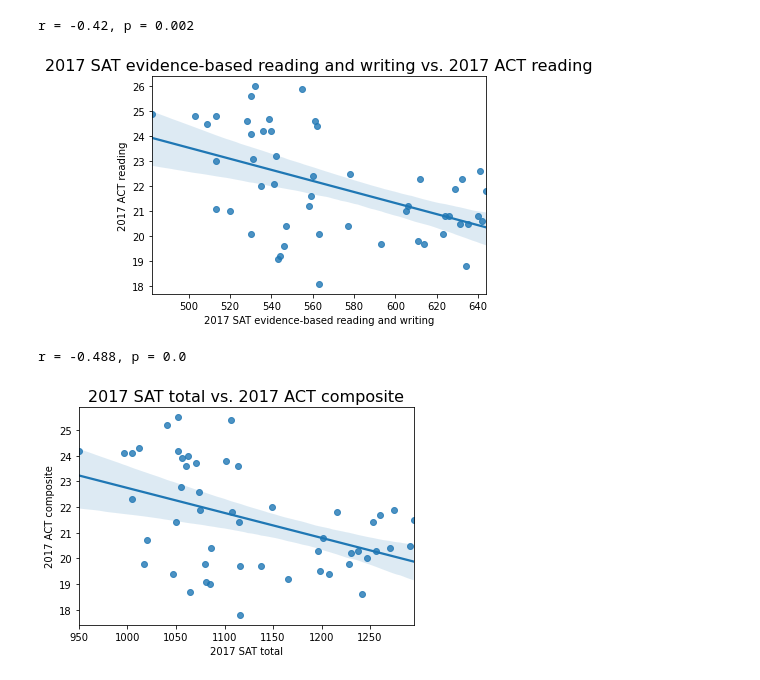
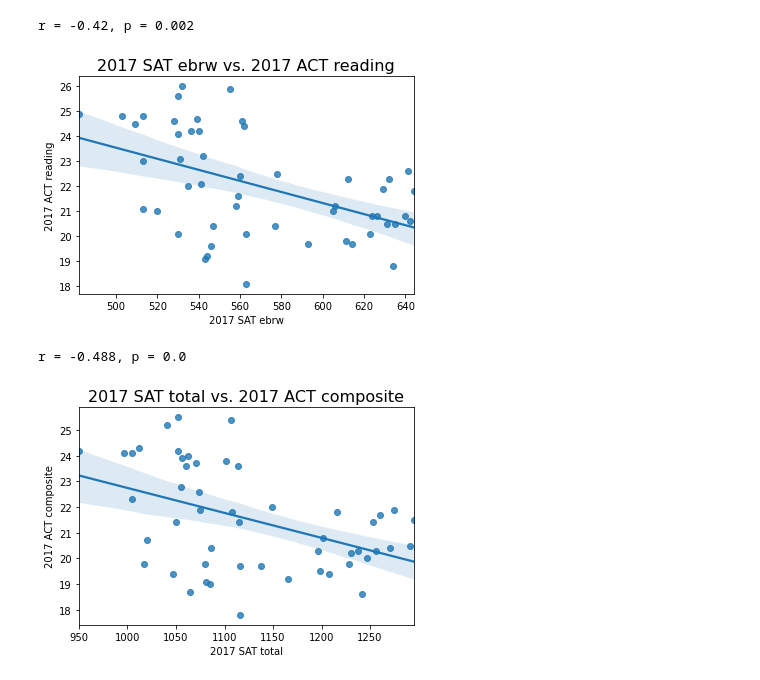
Before and after one commit to MokTeckChing/DSI18-Projects, a Jupyter notebook: project_1_v2/code/project_1_SAT_ACT_analysis.ipynb, the cells around one changed output. Saved outputs shown, nothing was run; the diff lists cells and outputs as text; code cells hidden in the pictures.

```diff
--- a/project_1_v2/code/project_1_SAT_ACT_analysis.ipynb
+++ b/project_1_v2/code/project_1_SAT_ACT_analysis.ipynb
@@ -446,0 +531,10 @@ act_2018 = pd.read_csv('../data/act_2018_updated.csv')
+# %%
+# Renaming act_2018 columns to match all other datasets
+
+act_2018.rename(columns = (lambda i:i[8:(len(i)-6)]), inplace = True)
+act_2018.rename(columns = {act_2018.columns[1]:"Participation"},inplace = True)
+act_2018.rename(columns = {act_2018.columns[0]:"State"},inplace = True)
+
+# Converting participation scores to floats for the act_2018 dataset
+
+act_2018["Participation"] = act_2018["Participation"].apply(part_rate_cleaner, 1)
@@ -446,0 +546,4 @@ act_2018 = pd.read_csv('../data/act_2018_updated.csv')
+# %%
+# The column named evidence_based_reading_and_writing is too long. Changing column name to 2017_SAT_ebrw.
+
+sat_2018.rename(columns = {"2018_SAT_evidence-based_reading_and_writing":"2018_SAT_ebrw"}, inplace = True)
@@ -458,10 +615,0 @@ sat_2018["Participation"] = sat_2018["Participation"].apply(part_rate_cleaner, 1
-# %%
-# Renaming act_2018 to match all other datasets
-
-act_2018.rename(columns = lambda i:i[8:(len(i)-6)], inplace = True)
-act_2018.rename(columns = {act_2018.columns[1]:"Participation"},inplace = True)
-act_2018.rename(columns = {act_2018.columns[0]:"State"},inplace = True)
-
-# Converting participation scores to floats for the ACT dataset
-
-act_2018["Participation"] = act_2018["Participation"].apply(part_rate_cleaner, 1)
@@ -897,8 +1306,7 @@ Your plots should show:
 
 **Feel free to write a custom function, and subplot if you'd like.** Functions save both time and space.
 # %%
-# Seaborn's regplot function creats a regression line in addition to a scatter plot,
-# allowing for more detailed analyses
+# Seaborn's regplot function creats a regression line in addition to a scatter plot, allowing for more detailed analyses
 
 # Custom function to create regplot
 
@@ -929,7 +1337,7 @@ def regplot(dataframe, list_of_columns):
 
         # Calculating and showing correlation value
 
-        corr = [round(i,3) for i in pearsonr(x_list, y_list)]
+        corr = [round(i,3) for i in stats.pearsonr(x_list, y_list)]
 
         print (f"r = {corr[0]}, p = {corr[1]}")
 # %%
@@ -938,9 +1346,9 @@ regplot(final,["2017_SAT_math","2017_ACT_math"]);
 [figure]
 r = -0.42, p = 0.002
 # %%
-regplot(final,['2017_SAT_evidence-based_reading_and_writing','2017_ACT_reading'])
+regplot(final,['2017_SAT_ebrw','2017_ACT_reading'])
 # %% [output]
-[figure, old version]
+[figure, new version]
 r = -0.488, p = 0.0
 # %%
 regplot(final,['2017_SAT_total','2017_ACT_composite'])
```
Also changed, not shown: parts of 134 cells of this notebook, 4 other files.
